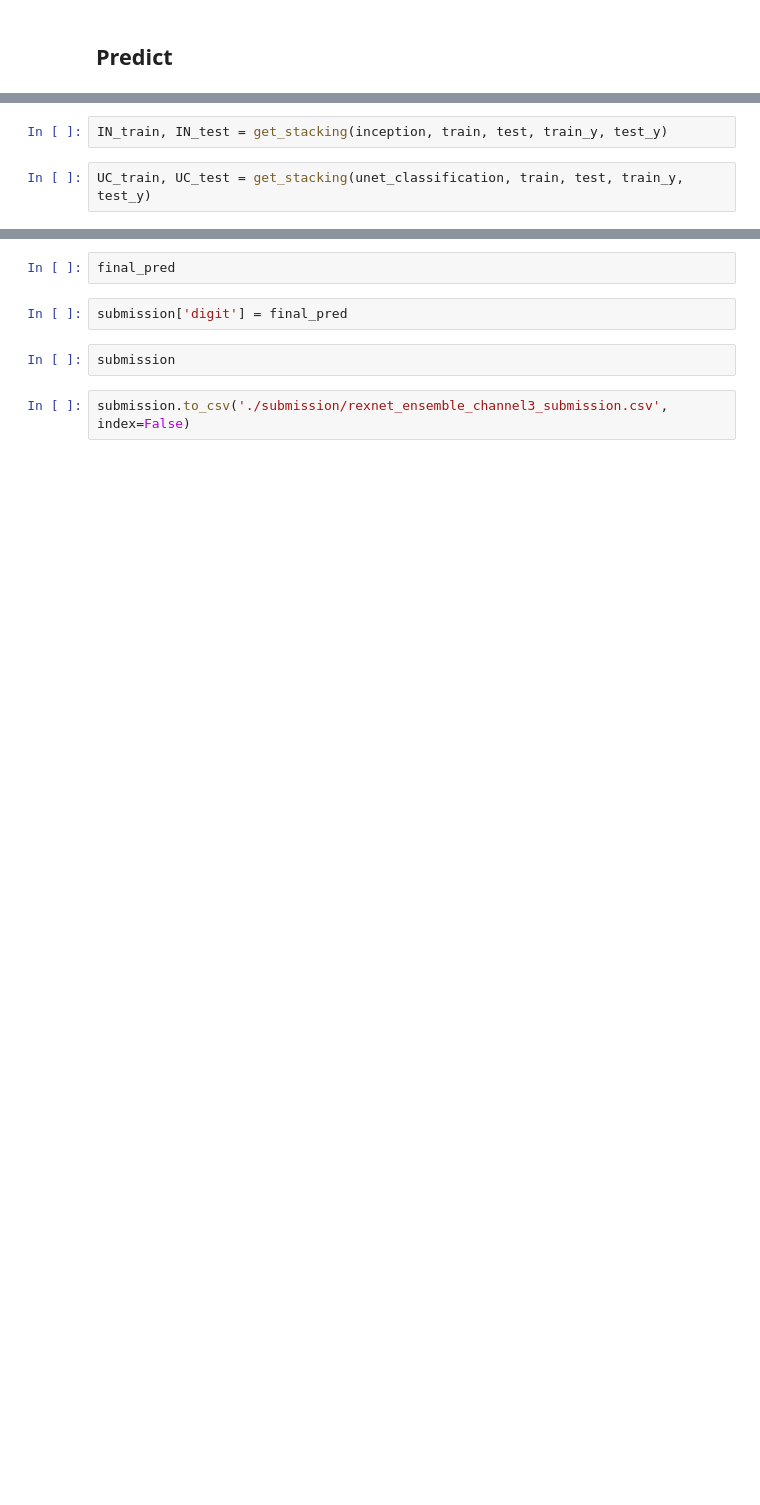
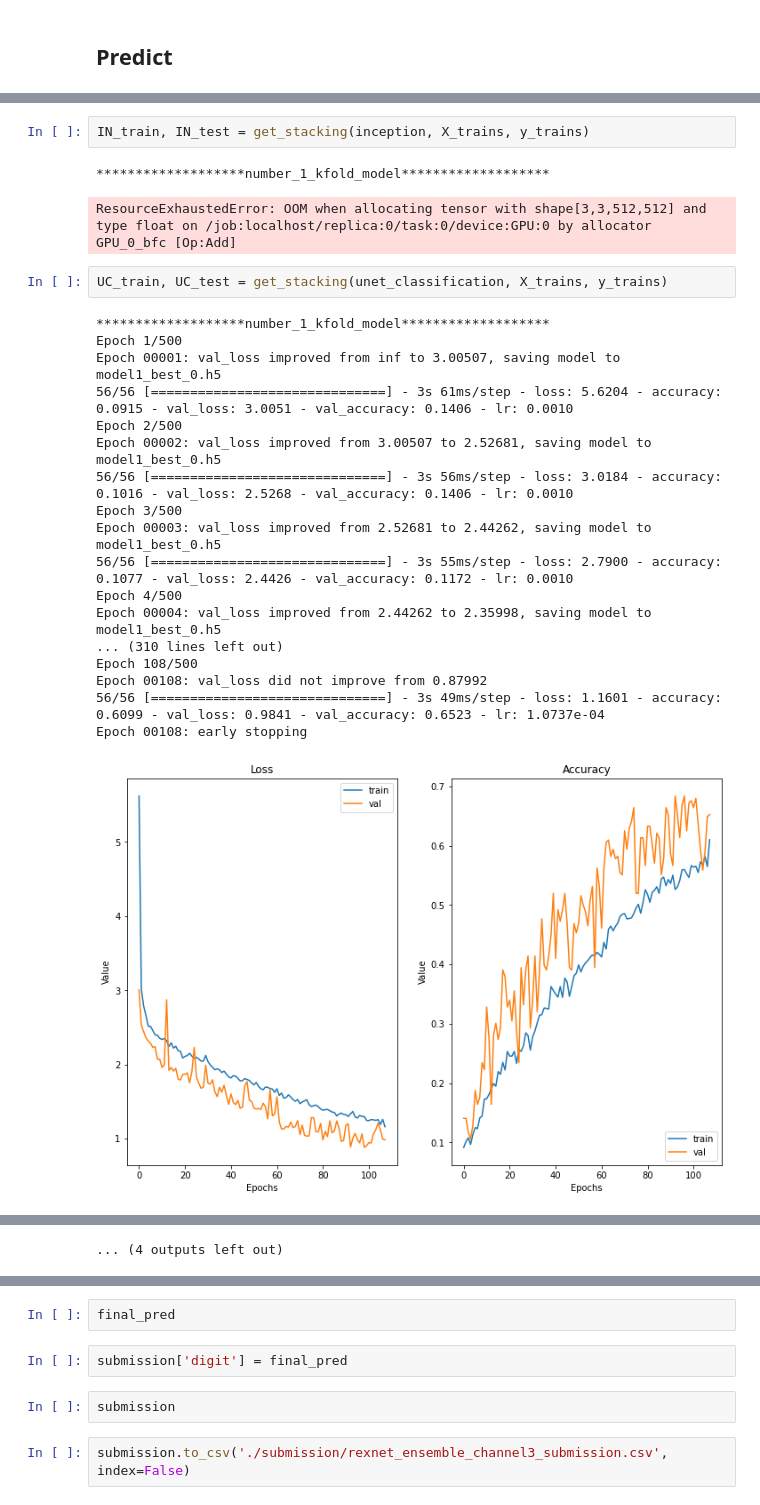
Before and after one commit to JaeHeee/DACON_seub, a Jupyter notebook: KM/Stacking ensemble(kfold, rexnet, unet, inception).ipynb, the cells around one changed output, grey strips where cells are left out. Saved outputs shown, nothing was run; the diff lists cells and outputs as text; blank space fills up the shorter version.

```diff
--- a/KM/Stacking ensemble(kfold, rexnet, unet, inception).ipynb
+++ b/KM/Stacking ensemble(kfold, rexnet, unet, inception).ipynb
@@ -844,4 +778,26 @@ Epoch 00046: early stopping
 # %%
-IN_train, IN_test = get_stacking(inception, train, test, train_y, test_y)
+IN_train, IN_test = get_stacking(inception, X_trains, y_trains)
+# %% [output]
+*******************number_1_kfold_model*******************
+ResourceExhaustedError: OOM when allocating tensor with shape[3,3,512,512] and type float on /job:localhost/replica:0/task:0/device:GPU:0 by allocator GPU_0_bfc [Op:Add]
 # %%
-UC_train, UC_test = get_stacking(unet_classification, train, test, train_y, test_y)
+UC_train, UC_test = get_stacking(unet_classification, X_trains, y_trains)
+# %% [output]
+*******************number_1_kfold_model*******************
+Epoch 1/500
+Epoch 00001: val_loss improved from inf to 3.00507, saving model to model1_best_0.h5
+56/56 [==============================] - 3s 61ms/step - loss: 5.6204 - accuracy: 0.0915 - val_loss: 3.0051 - val_accuracy: 0.1406 - lr: 0.0010
+Epoch 2/500
+Epoch 00002: val_loss improved from 3.00507 to 2.52681, saving model to model1_best_0.h5
+56/56 [==============================] - 3s 56ms/step - loss: 3.0184 - accuracy: 0.1016 - val_loss: 2.5268 - val_accuracy: 0.1406 - lr: 0.0010
+Epoch 3/500
+Epoch 00003: val_loss improved from 2.52681 to 2.44262, saving model to model1_best_0.h5
+56/56 [==============================] - 3s 55ms/step - loss: 2.7900 - accuracy: 0.1077 - val_loss: 2.4426 - val_accuracy: 0.1172 - lr: 0.0010
+Epoch 4/500
+Epoch 00004: val_loss improved from 2.44262 to 2.35998, saving model to model1_best_0.h5
+... (310 lines left out)
+Epoch 108/500
+Epoch 00108: val_loss did not improve from 0.87992
+56/56 [==============================] - 3s 49ms/step - loss: 1.1601 - accuracy: 0.6099 - val_loss: 0.9841 - val_accuracy: 0.6523 - lr: 1.0737e-04
+Epoch 00108: early stopping
+[figure, added]
@@ -847,0 +894 @@ UC_train, UC_test = get_stacking(unet_classification, train, test, train_y, test
+... (4 outputs left out)
```
Also changed, not shown: parts of 25 cells of this notebook.
